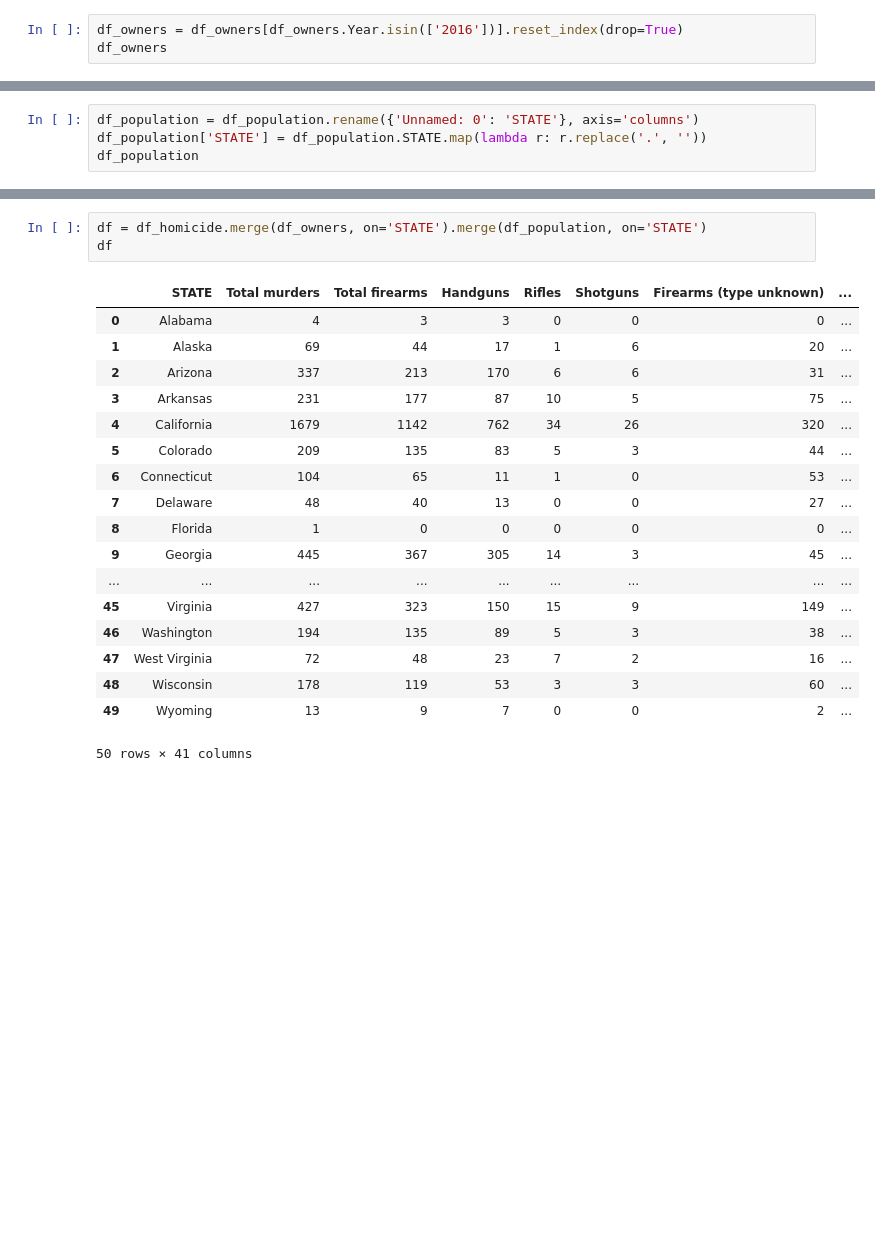
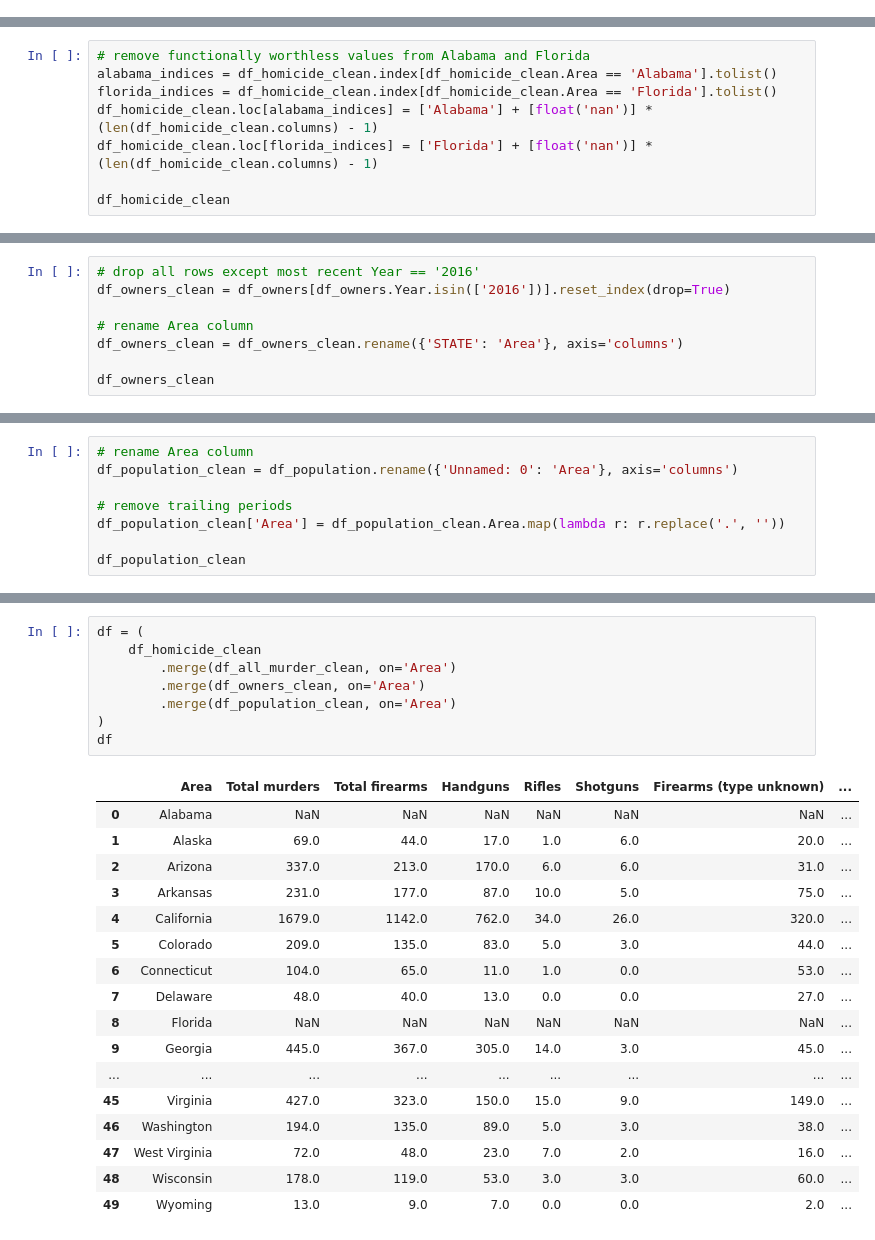
Before and after one commit to CSRessel/gun_violence_wikipedia, a Jupyter notebook: 2019-analysis.ipynb, the cells around one changed output, grey strips where cells are left out. Drawn from its saved outputs; the diff is of its cells as text; blank space fills up the shorter version.

```diff
--- a/2019-analysis.ipynb
+++ b/2019-analysis.ipynb
@@ -29,6 +114,3 @@ df_homicide
 | 48 | West Virginia | 72 | 48 | 23 | 7 | 2 | 16 | ... |
 | 49 | Wisconsin | 178 | 119 | 53 | 3 | 3 | 60 | ... |
 | 50 | Wyoming | 13 | 9 | 7 | 0 | 0 | 2 | ... |
-# %%
-df_owners = df_owners[df_owners.Year.isin(['2016'])].reset_index(drop=True)
-df_owners
@@ -52,0 +117,8 @@ df_owners
+# %%
+# remove functionally worthless values from Alabama and Florida
+alabama_indices = df_homicide_clean.index[df_homicide_clean.Area == 'Alabama'].tolist()
+florida_indices = df_homicide_clean.index[df_homicide_clean.Area == 'Florida'].tolist()
+df_homicide_clean.loc[alabama_indices] = ['Alabama'] + [float('nan')] * (len(df_homicide_clean.columns) - 1)
+df_homicide_clean.loc[florida_indices] = ['Florida'] + [float('nan')] * (len(df_homicide_clean.columns) - 1)
+
+df_homicide_clean
@@ -52,0 +143,8 @@ df_owners
+# %%
+# drop all rows except most recent Year == '2016'
+df_owners_clean = df_owners[df_owners.Year.isin(['2016'])].reset_index(drop=True)
+
+# rename Area column
+df_owners_clean = df_owners_clean.rename({'STATE': 'Area'}, axis='columns')
+
+df_owners_clean
@@ -53,5 +169,9 @@ df_owners
 # %%
-df_population = df_population.rename({'Unnamed: 0': 'STATE'}, axis='columns')
-df_population['STATE'] = df_population.STATE.map(lambda r: r.replace('.', ''))
-df_population
+# rename Area column
+df_population_clean = df_population.rename({'Unnamed: 0': 'Area'}, axis='columns')
+
+# remove trailing periods
+df_population_clean['Area'] = df_population_clean.Area.map(lambda r: r.replace('.', ''))
+
+df_population_clean
 # %% [output]
@@ -73,24 +193,28 @@ df_population
 | 54 | Wisconsin | 5686986 | 5687285 | 5690475 | 5705288 | 5719960 | 5736754 | 5751525 | 5760940 | 5772628 | ... |
 | 55 | Wyoming | 563626 | 563775 | 564487 | 567299 | 576305 | 582122 | 582531 | 585613 | 584215 | ... |
 # %%
-df = df_homicide.merge(df_owners, on='STATE').merge(df_population, on='STATE')
+df = (
+    df_homicide_clean
+        .merge(df_all_murder_clean, on='Area')
+        .merge(df_owners_clean, on='Area')
+        .merge(df_population_clean, on='Area')
+)
 df
 # %% [output]
-|  | STATE | Total murders | Total firearms | Handguns | Rifles | Shotguns | Firearms (type unknown) | ... |
-| 0 | Alabama | 4 | 3 | 3 | 0 | 0 | 0 | ... |
-| 1 | Alaska | 69 | 44 | 17 | 1 | 6 | 20 | ... |
-| 2 | Arizona | 337 | 213 | 170 | 6 | 6 | 31 | ... |
-| 3 | Arkansas | 231 | 177 | 87 | 10 | 5 | 75 | ... |
-| 4 | California | 1679 | 1142 | 762 | 34 | 26 | 320 | ... |
-| 5 | Colorado | 209 | 135 | 83 | 5 | 3 | 44 | ... |
-| 6 | Connecticut | 104 | 65 | 11 | 1 | 0 | 53 | ... |
-| 7 | Delaware | 48 | 40 | 13 | 0 | 0 | 27 | ... |
-| 8 | Florida | 1 | 0 | 0 | 0 | 0 | 0 | ... |
-| 9 | Georgia | 445 | 367 | 305 | 14 | 3 | 45 | ... |
+|  | Area | Total murders | Total firearms | Handguns | Rifles | Shotguns | Firearms (type unknown) | ... |
+| 0 | Alabama | NaN | NaN | NaN | NaN | NaN | NaN | ... |
+| 1 | Alaska | 69.0 | 44.0 | 17.0 | 1.0 | 6.0 | 20.0 | ... |
+| 2 | Arizona | 337.0 | 213.0 | 170.0 | 6.0 | 6.0 | 31.0 | ... |
+| 3 | Arkansas | 231.0 | 177.0 | 87.0 | 10.0 | 5.0 | 75.0 | ... |
+| 4 | California | 1679.0 | 1142.0 | 762.0 | 34.0 | 26.0 | 320.0 | ... |
+| 5 | Colorado | 209.0 | 135.0 | 83.0 | 5.0 | 3.0 | 44.0 | ... |
+| 6 | Connecticut | 104.0 | 65.0 | 11.0 | 1.0 | 0.0 | 53.0 | ... |
+| 7 | Delaware | 48.0 | 40.0 | 13.0 | 0.0 | 0.0 | 27.0 | ... |
+| 8 | Florida | NaN | NaN | NaN | NaN | NaN | NaN | ... |
+| 9 | Georgia | 445.0 | 367.0 | 305.0 | 14.0 | 3.0 | 45.0 | ... |
 | ... | ... | ... | ... | ... | ... | ... | ... | ... |
-| 45 | Virginia | 427 | 323 | 150 | 15 | 9 | 149 | ... |
-| 46 | Washington | 194 | 135 | 89 | 5 | 3 | 38 | ... |
-| 47 | West Virginia | 72 | 48 | 23 | 7 | 2 | 16 | ... |
-| 48 | Wisconsin | 178 | 119 | 53 | 3 | 3 | 60 | ... |
-| 49 | Wyoming | 13 | 9 | 7 | 0 | 0 | 2 | ... |
+| 45 | Virginia | 427.0 | 323.0 | 150.0 | 15.0 | 9.0 | 149.0 | ... |
+| 46 | Washington | 194.0 | 135.0 | 89.0 | 5.0 | 3.0 | 38.0 | ... |
+| 47 | West Virginia | 72.0 | 48.0 | 23.0 | 7.0 | 2.0 | 16.0 | ... |
+| 48 | Wisconsin | 178.0 | 119.0 | 53.0 | 3.0 | 3.0 | 60.0 | ... |
+| 49 | Wyoming | 13.0 | 9.0 | 7.0 | 0.0 | 0.0 | 2.0 | ... |
-50 rows × 41 columns
```
Also changed, not shown: parts of 21 cells of this notebook, 12 other files.
